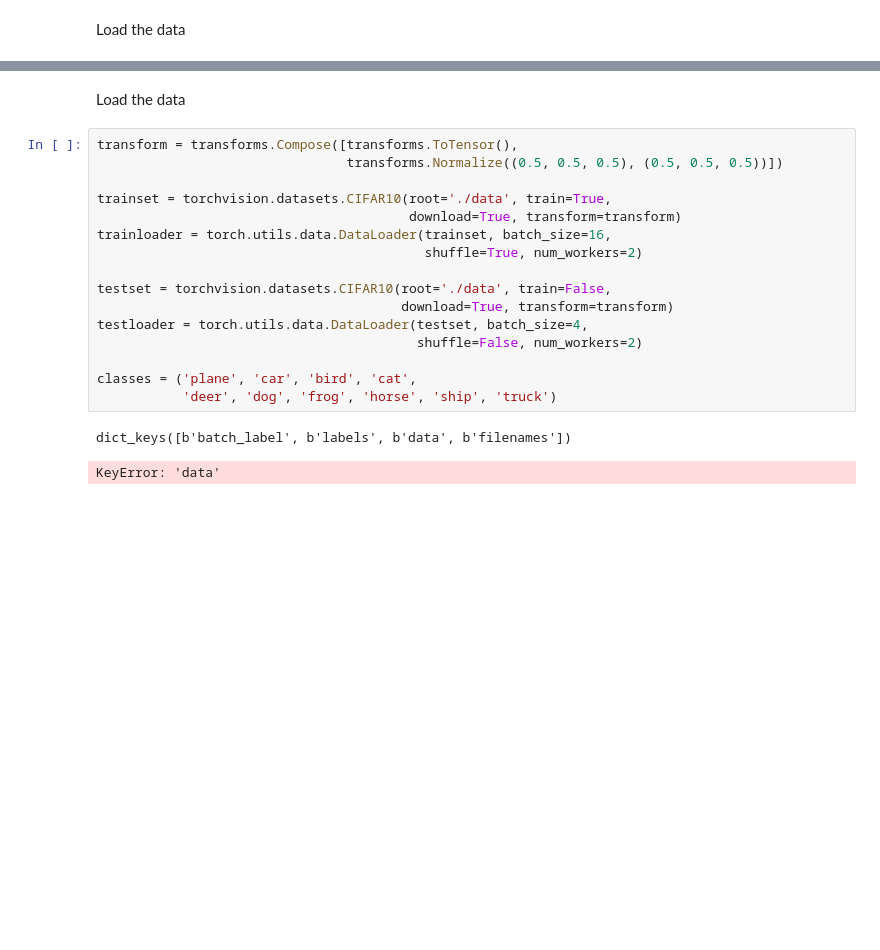
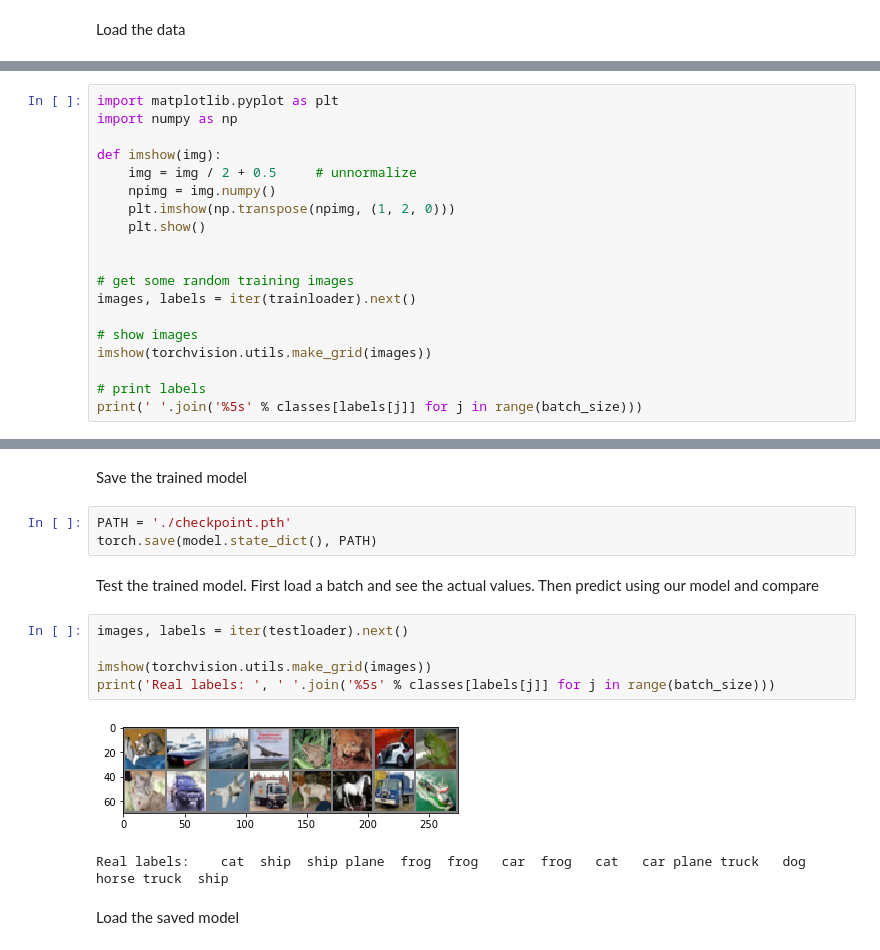
Before and after one commit to abhijithka/cifar10classifier, a Jupyter notebook: Image Classifier - CIFAR-10 dataset.ipynb, the cells around one changed output, grey strips where cells are left out. Cells and saved outputs as stored; diff of their text form; blank space fills up the shorter version.

```diff
--- a/Image Classifier - CIFAR-10 dataset.ipynb
+++ b/Image Classifier - CIFAR-10 dataset.ipynb
@@ -9,0 +35,19 @@ trainset = torchvision.datasets.CIFAR10(root='./data', train=True, download=True
+# %%
+import matplotlib.pyplot as plt
+import numpy as np
+
+def imshow(img):
+    img = img / 2 + 0.5     # unnormalize
+    npimg = img.numpy()
+    plt.imshow(np.transpose(npimg, (1, 2, 0)))
+    plt.show()
+
+
+# get some random training images
+images, labels = iter(trainloader).next()
+
+# show images
+imshow(torchvision.utils.make_grid(images))
+
+# print labels
+print(' '.join('%5s' % classes[labels[j]] for j in range(batch_size)))
@@ -10,21 +133,19 @@ trainset = torchvision.datasets.CIFAR10(root='./data', train=True, download=True
+# %% [markdown]
+Save the trained model
+# %%
+PATH = './checkpoint.pth'
+torch.save(model.state_dict(), PATH)
+# %% [markdown]
+Test the trained model.
+First load a batch and see the actual values.
+Then predict using our model and compare
+# %%
+images, labels = iter(testloader).next()
+
+imshow(torchvision.utils.make_grid(images))
+print('Real labels: ', ' '.join('%5s' % classes[labels[j]] for j in range(batch_size)))
+# %% [output]
+[figure, added]
+Real labels:    cat  ship  ship plane  frog  frog   car  frog   cat   car plane truck   dog horse truck  ship
 # %% [markdown]
-Load the data
+Load the saved model
-# %%
-transform = transforms.Compose([transforms.ToTensor(),
-                                transforms.Normalize((0.5, 0.5, 0.5), (0.5, 0.5, 0.5))])
-
-trainset = torchvision.datasets.CIFAR10(root='./data', train=True,
-                                        download=True, transform=transform)
-trainloader = torch.utils.data.DataLoader(trainset, batch_size=16,
-                                          shuffle=True, num_workers=2)
-
-testset = torchvision.datasets.CIFAR10(root='./data', train=False,
-                                       download=True, transform=transform)
-testloader = torch.utils.data.DataLoader(testset, batch_size=4,
-                                         shuffle=False, num_workers=2)
-
-classes = ('plane', 'car', 'bird', 'cat',
-           'deer', 'dog', 'frog', 'horse', 'ship', 'truck')
-# %% [output]
-dict_keys([b'batch_label', b'labels', b'data', b'filenames'])
-KeyError: 'data'
```
Also changed, not shown: parts of 21 cells of this notebook, 3 other files.
